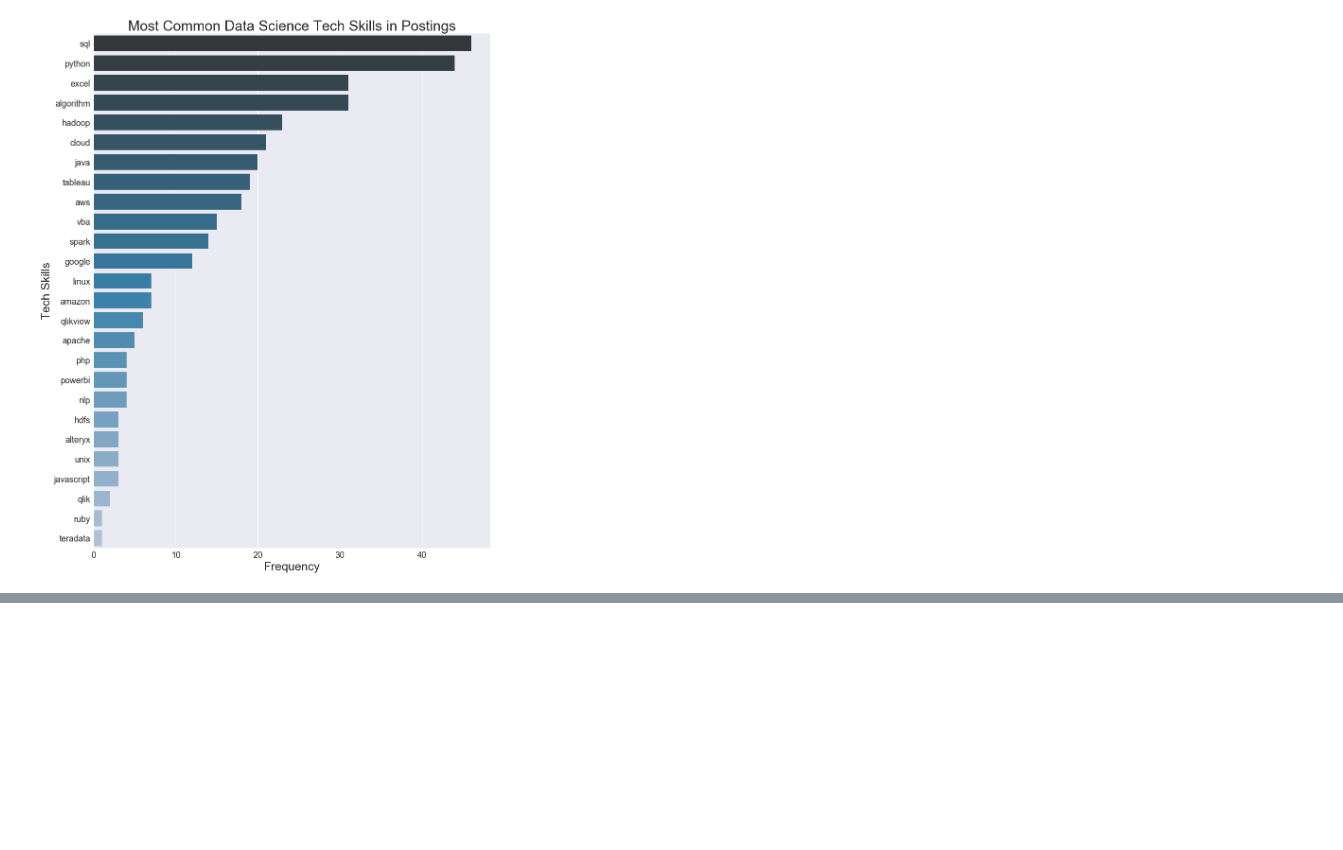
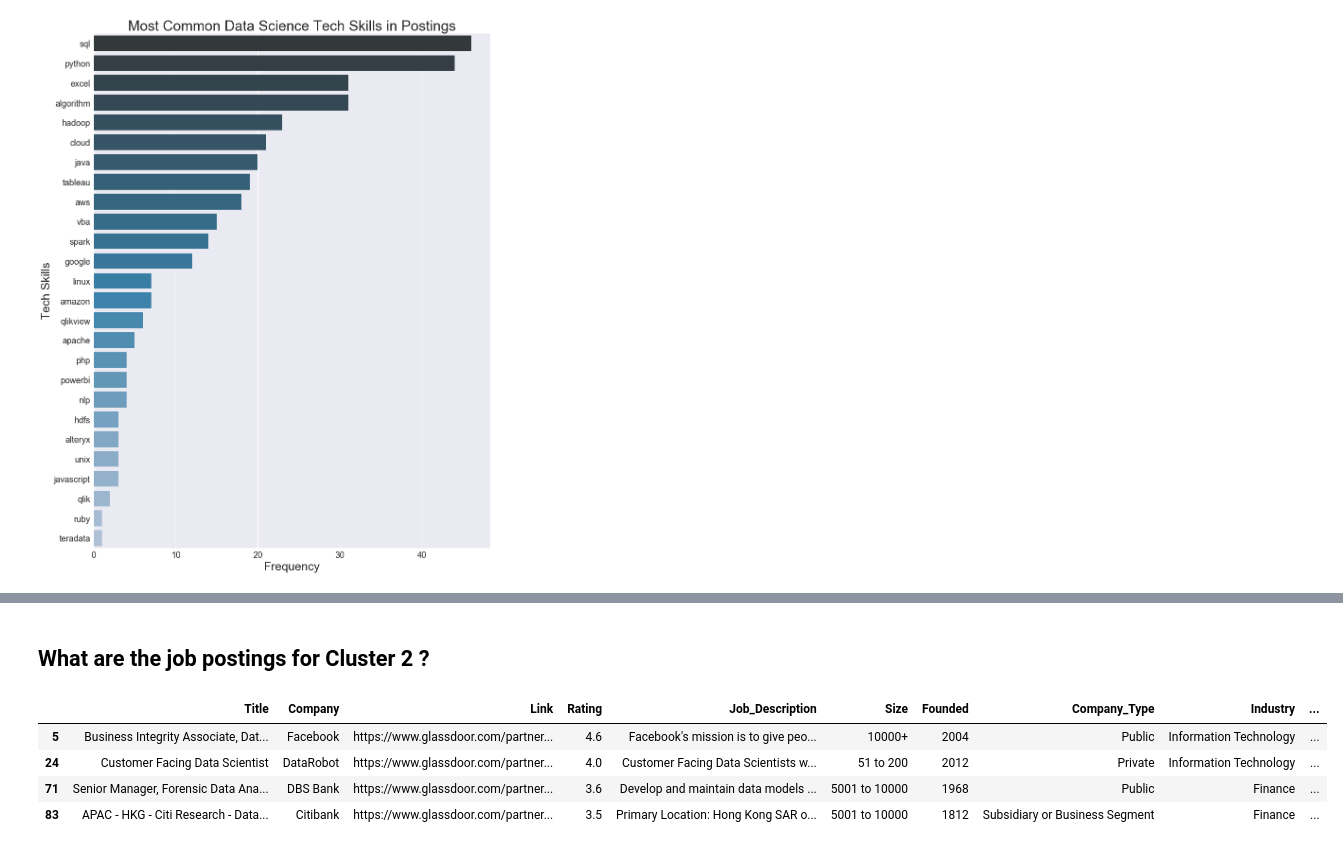
Before and after one commit to jasonchanhku/DataScienceDemand, a Jupyter notebook: Data Science Demand in Hong Kong.ipynb, the cells around one changed output, grey strips where cells are left out. Drawn from its saved outputs; the diff is of its cells as text; code cells hidden in the pictures; blank space fills up the shorter version.

```diff
--- a/Data Science Demand in Hong Kong.ipynb
+++ b/Data Science Demand in Hong Kong.ipynb
@@ -480,0 +511,2 @@ ContextualVersionConflict: (setuptools 27.2.0 (/Users/jasonchan/anaconda/lib/pyt
+# %%
+df['Cluster'] = pd.Series(labels)
@@ -481,3 +530,13 @@ ContextualVersionConflict: (setuptools 27.2.0 (/Users/jasonchan/anaconda/lib/pyt
+# %% [markdown]
+## What are the job postings for Cluster 2 ?
+# %%
+df[df['Cluster'] == 2]
+# %% [output]
+|  | Title | Company | Link | Rating | Job_Description | Size | Founded | Company_Type | Industry | ... |
+| 5 | Business Integrity Associate, Dat... | Facebook | https://www.glassdoor.com/partner... | 4.6 | Facebook's mission is to give peo... | 10000+ | 2004 | Public | Information Technology | ... |
+| 24 | Customer Facing Data Scientist | DataRobot | https://www.glassdoor.com/partner... | 4.0 | Customer Facing Data Scientists w... | 51 to 200 | 2012 | Private | Information Technology | ... |
+| 71 | Senior Manager, Forensic Data Ana... | DBS Bank | https://www.glassdoor.com/partner... | 3.6 | Develop and maintain data models ... | 5001 to 10000 | 1968 | Public | Finance | ... |
+| 83 | APAC - HKG - Citi Research - Data... | Citibank | https://www.glassdoor.com/partner... | 3.5 | Primary Location: Hong Kong SAR o... | 5001 to 10000 | 1812 | Subsidiary or Business Segment | Finance | ... |
 # %% [markdown]
 # Conclusion
 
```
Also changed, not shown: parts of 19 cells of this notebook.
